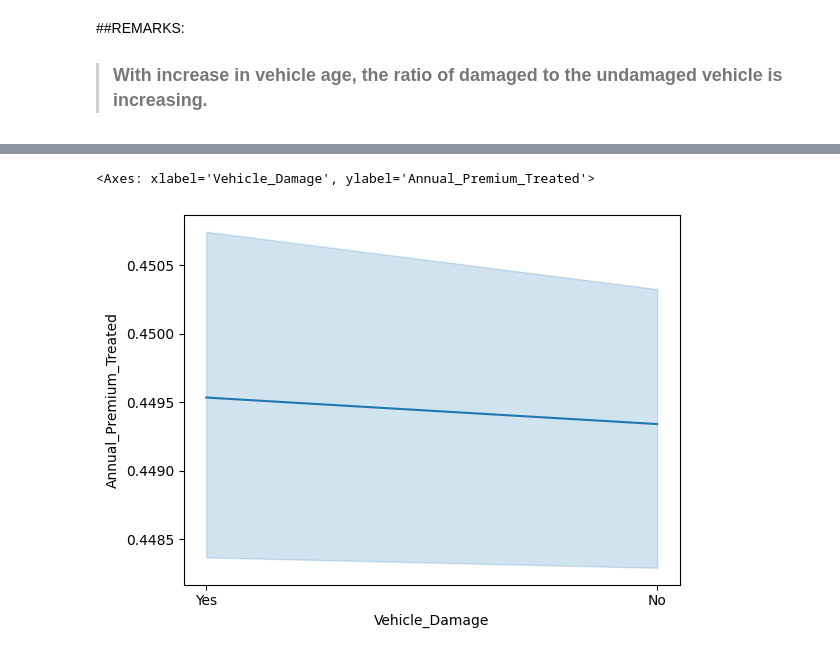
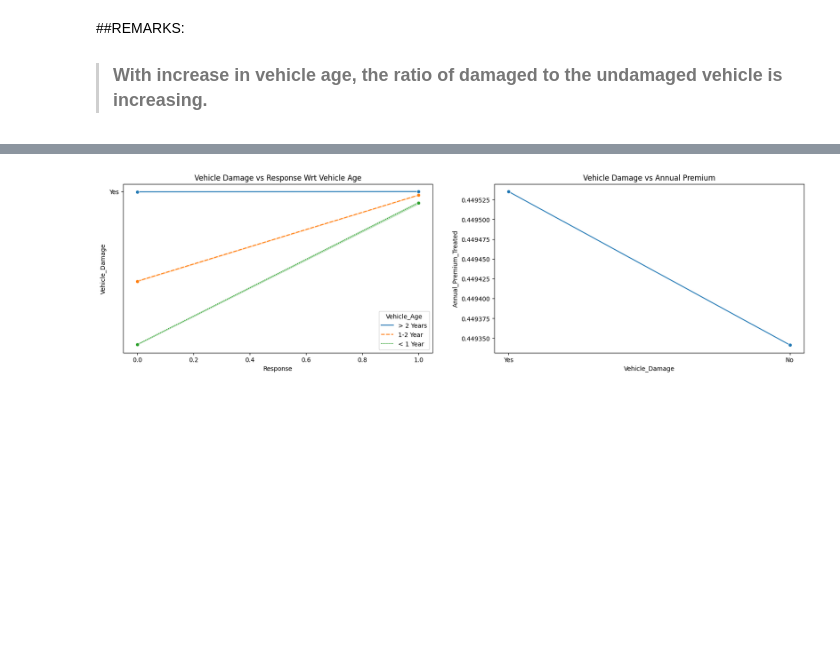
Before and after one commit to diptiranjan1998/Health-Insurance-Cross-Sell-Prediction, a Jupyter notebook: Health_Insurance_Cross_Sell_Prediction.ipynb, the cells around one changed output, grey strips where cells are left out. Drawn from its saved outputs; the diff is of its cells as text; code cells hidden in the pictures; blank space fills up the shorter version.

```diff
--- a/Health_Insurance_Cross_Sell_Prediction.ipynb
+++ b/Health_Insurance_Cross_Sell_Prediction.ipynb
@@ -351,5 +333,10 @@ sns.pointplot(x = df.Vehicle_Damage, y = df.Annual_Premium_Treated, errorbar=Non
-# %%
-sns.lineplot(y=df.Annual_Premium_Treated, x= df.Vehicle_Damage)
-# %% [output]
-<Axes: xlabel='Vehicle_Damage', ylabel='Annual_Premium_Treated'>
-[figure, removed]
+# %%
+fig, ax= plt.subplots(1,2, figsize= (20,5))
+sns.lineplot(ax= ax[0], x=df.Response,y=df.Vehicle_Damage, hue=df.Vehicle_Age, marker="o", style=df.Vehicle_Age)
+ax[0].set_title('Vehicle Damage vs Response Wrt Vehicle Age')
+
+sns.lineplot(ax= ax[1], x=df.Vehicle_Damage, y= df.Annual_Premium_Treated, ci= None, marker= 'o')
+ax[1].set_title('Vehicle Damage vs Annual Premium')
+plt.show()
+# %% [output]
+[figure, added]
```
Also changed, not shown: parts of 7 cells of this notebook.
